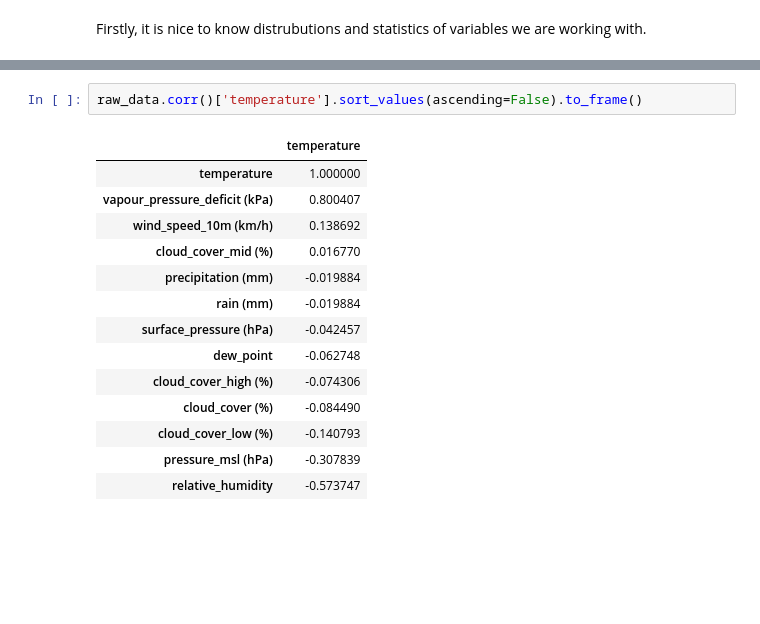
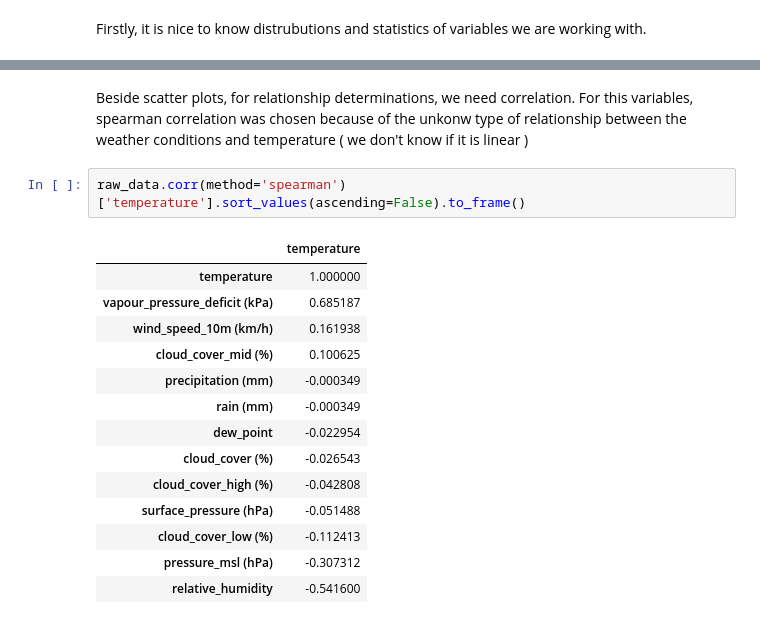
Before and after one commit to OlgaSieradzan/Weather-Prediction-Notebook, a Jupyter notebook: Notebook.ipynb, the cells around one changed output, grey strips where cells are left out. Saved outputs shown, nothing was run; the diff lists cells and outputs as text; blank space fills up the shorter version.

```diff
--- a/Notebook.ipynb
+++ b/Notebook.ipynb
@@ -165,20 +213,22 @@ plt.tight_layout()
 plt.show()
 # %% [output]
 [figure]
+# %% [markdown]
+Beside scatter plots, for relationship determinations, we need correlation. For this variables, spearman correlation was chosen because of the unkonw type of relationship between the weather conditions and temperature ( we don't know if it is linear )
 # %%
-raw_data.corr()['temperature'].sort_values(ascending=False).to_frame()
+raw_data.corr(method='spearman')['temperature'].sort_values(ascending=False).to_frame()
 # %% [output]
 |  | temperature |
 | temperature | 1.000000 |
-| vapour_pressure_deficit (kPa) | 0.800407 |
-| wind_speed_10m (km/h) | 0.138692 |
-| cloud_cover_mid (%) | 0.016770 |
-| precipitation (mm) | -0.019884 |
-| rain (mm) | -0.019884 |
-| surface_pressure (hPa) | -0.042457 |
-| dew_point | -0.062748 |
-| cloud_cover_high (%) | -0.074306 |
-| cloud_cover (%) | -0.084490 |
-| cloud_cover_low (%) | -0.140793 |
-| pressure_msl (hPa) | -0.307839 |
-| relative_humidity | -0.573747 |
+| vapour_pressure_deficit (kPa) | 0.685187 |
+| wind_speed_10m (km/h) | 0.161938 |
+| cloud_cover_mid (%) | 0.100625 |
+| precipitation (mm) | -0.000349 |
+| rain (mm) | -0.000349 |
+| dew_point | -0.022954 |
+| cloud_cover (%) | -0.026543 |
+| cloud_cover_high (%) | -0.042808 |
+| surface_pressure (hPa) | -0.051488 |
+| cloud_cover_low (%) | -0.112413 |
+| pressure_msl (hPa) | -0.307312 |
+| relative_humidity | -0.541600 |
```
Also changed, not shown: parts of 32 cells of this notebook.
